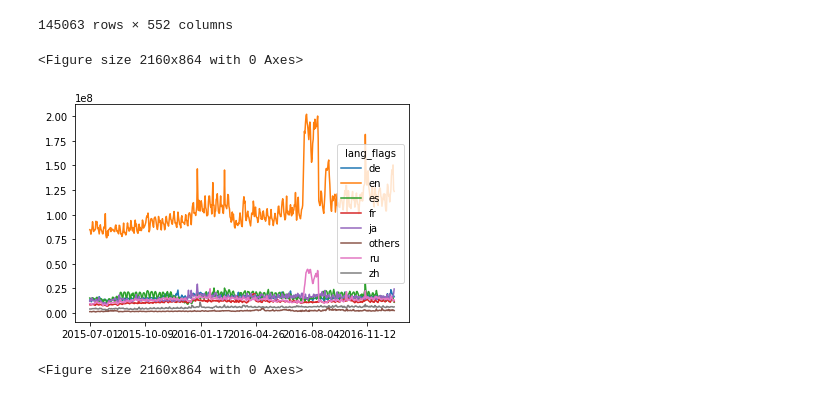
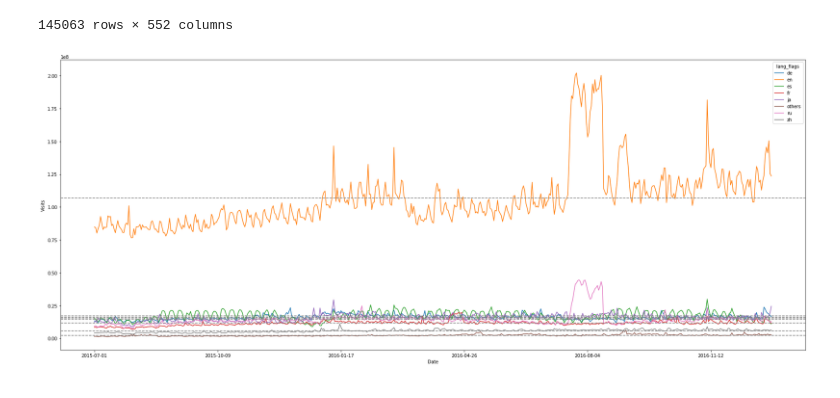
Before and after one commit to atomikkus/time_series, a Jupyter notebook: adease.ipynb, the cells around one changed output. Cells and saved outputs as stored; diff of their text form; code cells hidden in the pictures.

Commit message:
graph with exog

```diff
--- a/adease.ipynb
+++ b/adease.ipynb
@@ -114,10 +96,13 @@ df
 | 145061 | Hasta_el_último_hombre_es.wikiped... | NaN | NaN | NaN | NaN | NaN | NaN | NaN | ... |
 | 145062 | Francisco_el_matemático_(serie_de... | NaN | NaN | NaN | NaN | NaN | NaN | NaN | ... |
 145063 rows × 552 columns
-# %%
-plt.figure(figsize=(30,12))
-df.groupby('lang_flags').sum().T.plot();
-# %% [output]
-<Figure size 2160x864 with 0 Axes>
-[figure, removed]
-<Figure size 2160x864 with 0 Axes>
+# %%
+l_df_sum = df.groupby('lang_flags').sum().T
+l_df_sum.plot(figsize=(30,12));
+plt.xlabel('Date')
+plt.ylabel('Visits')
+
+for i in l_df_sum.columns:
+    plt.axhline(l_df_sum[i].mean(), color='grey', linestyle='--')
+# %% [output]
+[figure, added]
```
Also changed, not shown: parts of 17 cells of this notebook.
